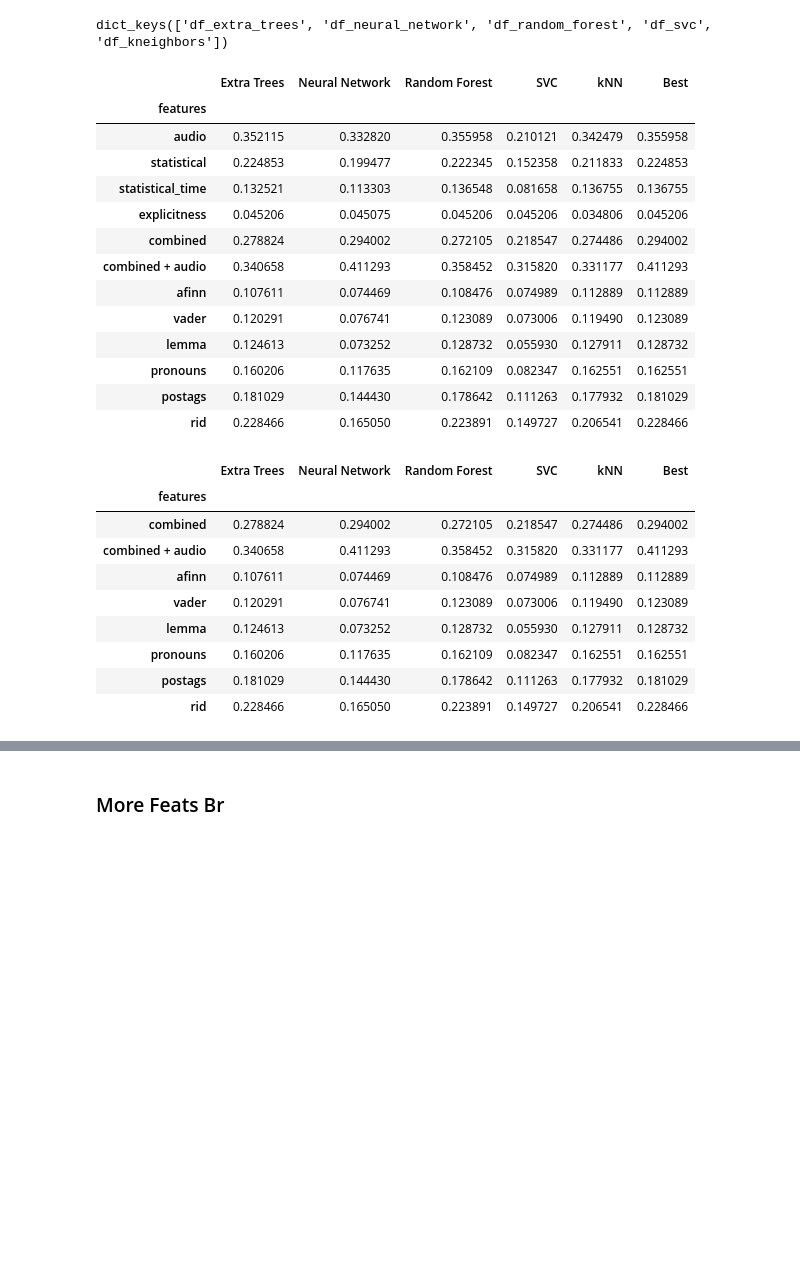
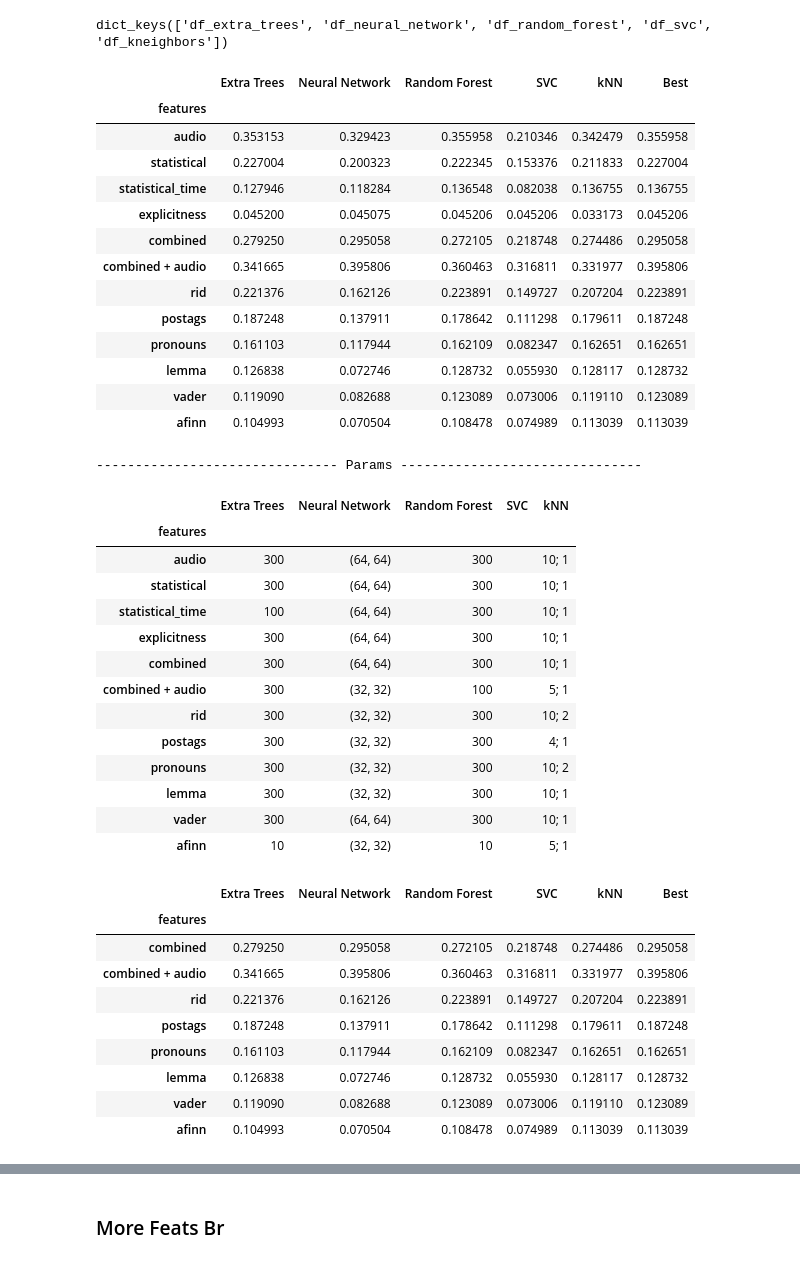
Before and after one commit to leticiatavaresds/Analysis-of-Songs-in-Portuguese, a Jupyter notebook: 02_Analysis/03_Analysis_Models.ipynb, the cells around one changed output, grey strips where cells are left out. Saved outputs shown, nothing was run; the diff lists cells and outputs as text; code cells hidden in the pictures; blank space fills up the shorter version.

Commit message:
Update results

```diff
--- a/02_Analysis/03_Analysis_Models.ipynb
+++ b/02_Analysis/03_Analysis_Models.ipynb
@@ -82,7 +82,9 @@ def get_df_result(dfs, type="score"):
 
     for df_name in dfs.keys():
         column_mean = "mean_test_f1_macro"
+
         df = dfs[df_name]
+        df = df.sort_values(by='mean_test_f1_macro', ascending=False).reset_index(drop=True)
 
         # Format parameter strings for the neural network model
         if df_name == "df_neural_network":
@@ -91,18 +93,24 @@ def get_df_result(dfs, type="score"):
                 axis=1)
 
         df = df[['feature_group', column_mean, 'params']]
+
+
+
         df.params = df.params.str.replace("model__", "")
 
         df_name = df_name.replace("df_", "").replace("_results", "")
         model_name = dict_column_name[df_name]
 
         df = df.rename({column_mean: df_name, 'params': f"{model_name}_params"}, axis=1)
-        df = df.sort_values(df_name).drop_duplicates("feature_group", keep="first")
+
+        df = df.drop_duplicates("feature_group", keep="first")
+
 
         if not df_result.empty:
             df_result = df_result.merge(df, on="feature_group")
         else:
             df_result = df.copy()
+
 
     # Sort the dataframe by the predefined order of feature groups
     df_result['Order'] = pd.Categorical(df_result['feature_group'], categories=order, ordered=True)
@@ -150,7 +158,7 @@ def extract_value(dict_str, keys):
         if key in dict_str:
             values += ("; " + str(dict_str[key]))
 
-    values = values[2:] if values.startswith("; ") else s
+    values = values[2:] if values.startswith("; ") else values
     return values
 
 def get_df_params(df_result):
@@ -278,47 +300,63 @@ dict_keys(['df_extra_trees', 'df_neural_network', 'df_random_forest', 'df_svc',
 # %%
 dfs = get_dfs_models("F1_all_genres_more_feats")
 df_result = get_df_result(dfs, "f1_macro")
 
-# df_params = get_df_params(df_result)
+df_params = get_df_params(df_result)
 
 df_feats = get_best_models(df_result, group)
 df_feats = df_feats.rename({"Best": "All_Genres_Feat_Selec_Best_Score",
                             "Model": "All_Genres_Feat_Selec_Best_Model"}, axis=1)
 
 df_comp = pd.concat([df_comp, df_feats], axis = 1)
 
 df_result = df_result.select_dtypes(include=[np.number])
 styled_df = df_result.style.apply(highlight_max, axis=1)
 display(styled_df)
-# display(df_params)
+print("------------------------------- Params -------------------------------")
+display(df_params)
 # %% [output]
 |  | Extra Trees | Neural Network | Random Forest | SVC | kNN | Best |
 | features |  |  |  |  |  |  |
-| audio | 0.352115 | 0.332820 | 0.355958 | 0.210121 | 0.342479 | 0.355958 |
-| statistical | 0.224853 | 0.199477 | 0.222345 | 0.152358 | 0.211833 | 0.224853 |
-| statistical_time | 0.132521 | 0.113303 | 0.136548 | 0.081658 | 0.136755 | 0.136755 |
-| explicitness | 0.045206 | 0.045075 | 0.045206 | 0.045206 | 0.034806 | 0.045206 |
-| combined | 0.278824 | 0.294002 | 0.272105 | 0.218547 | 0.274486 | 0.294002 |
-| combined + audio | 0.340658 | 0.411293 | 0.358452 | 0.315820 | 0.331177 | 0.411293 |
-| afinn | 0.107611 | 0.074469 | 0.108476 | 0.074989 | 0.112889 | 0.112889 |
-| vader | 0.120291 | 0.076741 | 0.123089 | 0.073006 | 0.119490 | 0.123089 |
-| lemma | 0.124613 | 0.073252 | 0.128732 | 0.055930 | 0.127911 | 0.128732 |
-| pronouns | 0.160206 | 0.117635 | 0.162109 | 0.082347 | 0.162551 | 0.162551 |
-| postags | 0.181029 | 0.144430 | 0.178642 | 0.111263 | 0.177932 | 0.181029 |
-| rid | 0.228466 | 0.165050 | 0.223891 | 0.149727 | 0.206541 | 0.228466 |
+| audio | 0.353153 | 0.329423 | 0.355958 | 0.210346 | 0.342479 | 0.355958 |
+| statistical | 0.227004 | 0.200323 | 0.222345 | 0.153376 | 0.211833 | 0.227004 |
+| statistical_time | 0.127946 | 0.118284 | 0.136548 | 0.082038 | 0.136755 | 0.136755 |
+| explicitness | 0.045200 | 0.045075 | 0.045206 | 0.045206 | 0.033173 | 0.045206 |
+| combined | 0.279250 | 0.295058 | 0.272105 | 0.218748 | 0.274486 | 0.295058 |
+| combined + audio | 0.341665 | 0.395806 | 0.360463 | 0.316811 | 0.331977 | 0.395806 |
+| rid | 0.221376 | 0.162126 | 0.223891 | 0.149727 | 0.207204 | 0.223891 |
+| postags | 0.187248 | 0.137911 | 0.178642 | 0.111298 | 0.179611 | 0.187248 |
+| pronouns | 0.161103 | 0.117944 | 0.162109 | 0.082347 | 0.162651 | 0.162651 |
+| lemma | 0.126838 | 0.072746 | 0.128732 | 0.055930 | 0.128117 | 0.128732 |
+| vader | 0.119090 | 0.082688 | 0.123089 | 0.073006 | 0.119110 | 0.123089 |
+| afinn | 0.104993 | 0.070504 | 0.108478 | 0.074989 | 0.113039 | 0.113039 |
+------------------------------- Params -------------------------------
+|  | Extra Trees | Neural Network | Random Forest | SVC | kNN |
+| features |  |  |  |  |  |
+| audio | 300 | (64, 64) | 300 |  | 10; 1 |
+| statistical | 300 | (64, 64) | 300 |  | 10; 1 |
+| statistical_time | 100 | (64, 64) | 300 |  | 10; 1 |
+| explicitness | 300 | (64, 64) | 300 |  | 10; 1 |
+| combined | 300 | (64, 64) | 300 |  | 10; 1 |
+| combined + audio | 300 | (32, 32) | 100 |  | 5; 1 |
+| rid | 300 | (32, 32) | 300 |  | 10; 2 |
+| postags | 300 | (32, 32) | 300 |  | 4; 1 |
+| pronouns | 300 | (32, 32) | 300 |  | 10; 2 |
+| lemma | 300 | (32, 32) | 300 |  | 10; 1 |
+| vader | 300 | (64, 64) | 300 |  | 10; 1 |
+| afinn | 10 | (32, 32) | 10 |  | 5; 1 |
 # %%
 df_result.iloc[4:12]
 # %% [output]
 |  | Extra Trees | Neural Network | Random Forest | SVC | kNN | Best |
 | features |  |  |  |  |  |  |
-| combined | 0.278824 | 0.294002 | 0.272105 | 0.218547 | 0.274486 | 0.294002 |
-| combined + audio | 0.340658 | 0.411293 | 0.358452 | 0.315820 | 0.331177 | 0.411293 |
-| afinn | 0.107611 | 0.074469 | 0.108476 | 0.074989 | 0.112889 | 0.112889 |
-| vader | 0.120291 | 0.076741 | 0.123089 | 0.073006 | 0.119490 | 0.123089 |
-| lemma | 0.124613 | 0.073252 | 0.128732 | 0.055930 | 0.127911 | 0.128732 |
-| pronouns | 0.160206 | 0.117635 | 0.162109 | 0.082347 | 0.162551 | 0.162551 |
-| postags | 0.181029 | 0.144430 | 0.178642 | 0.111263 | 0.177932 | 0.181029 |
-| rid | 0.228466 | 0.165050 | 0.223891 | 0.149727 | 0.206541 | 0.228466 |
+| combined | 0.279250 | 0.295058 | 0.272105 | 0.218748 | 0.274486 | 0.295058 |
+| combined + audio | 0.341665 | 0.395806 | 0.360463 | 0.316811 | 0.331977 | 0.395806 |
+| rid | 0.221376 | 0.162126 | 0.223891 | 0.149727 | 0.207204 | 0.223891 |
+| postags | 0.187248 | 0.137911 | 0.178642 | 0.111298 | 0.179611 | 0.187248 |
+| pronouns | 0.161103 | 0.117944 | 0.162109 | 0.082347 | 0.162651 | 0.162651 |
+| lemma | 0.126838 | 0.072746 | 0.128732 | 0.055930 | 0.128117 | 0.128732 |
+| vader | 0.119090 | 0.082688 | 0.123089 | 0.073006 | 0.119110 | 0.123089 |
+| afinn | 0.104993 | 0.070504 | 0.108478 | 0.074989 | 0.113039 | 0.113039 |
 # %%
 ax = df_result.plot.barh(
     title='Br Genres - F1 Macro',
```
Also changed, not shown: parts of 10 cells of this notebook, 5 other files.
